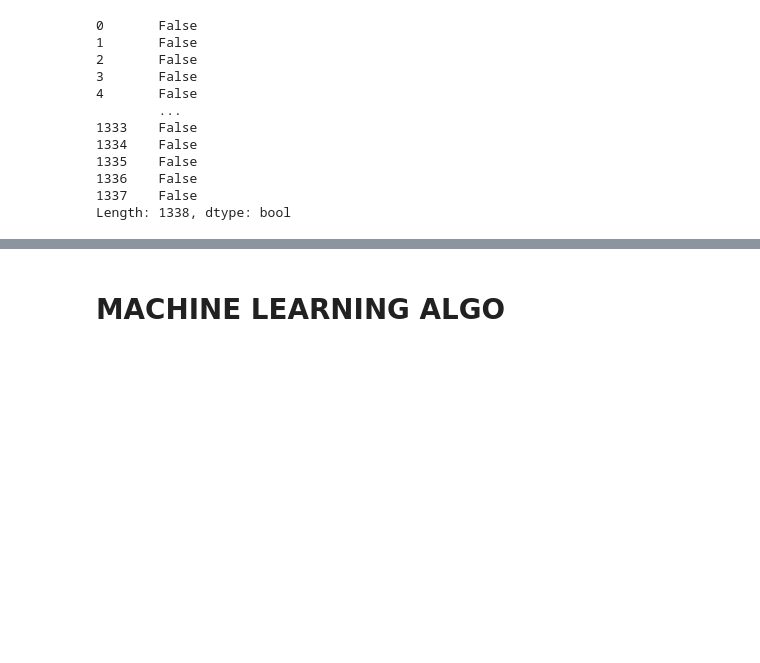
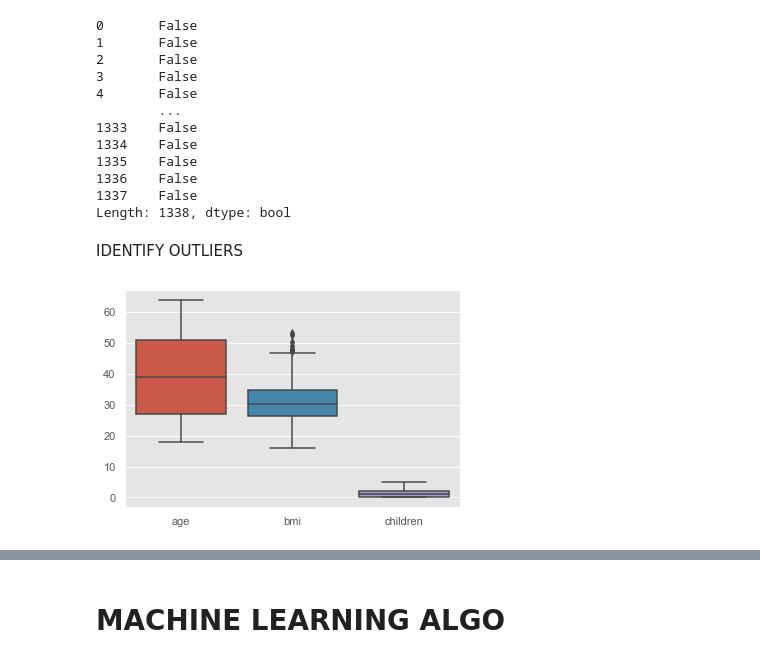
Before and after one commit to Omuk/Fullstack-Data-Analyst, a Jupyter notebook: Learning/practice/solution.ipynb, the cells around one changed output, grey strips where cells are left out. Cells and saved outputs as stored; diff of their text form; code cells hidden in the pictures; blank space fills up the shorter version.

```diff
--- a/Learning/practice/solution.ipynb
+++ b/Learning/practice/solution.ipynb
@@ -59,3 +62,10 @@ df.duplicated()
 1336    False
 1337    False
 Length: 1338, dtype: bool
+# %% [markdown]
+IDENTIFY OUTLIERS
+# %%
+data_minus_insulin = df.columns[:-1]
+sns.boxplot(data=df[data_minus_insulin]);
+# %% [output]
+[figure, added]
```
Also changed, not shown: parts of 33 cells of this notebook, 6 other files.
